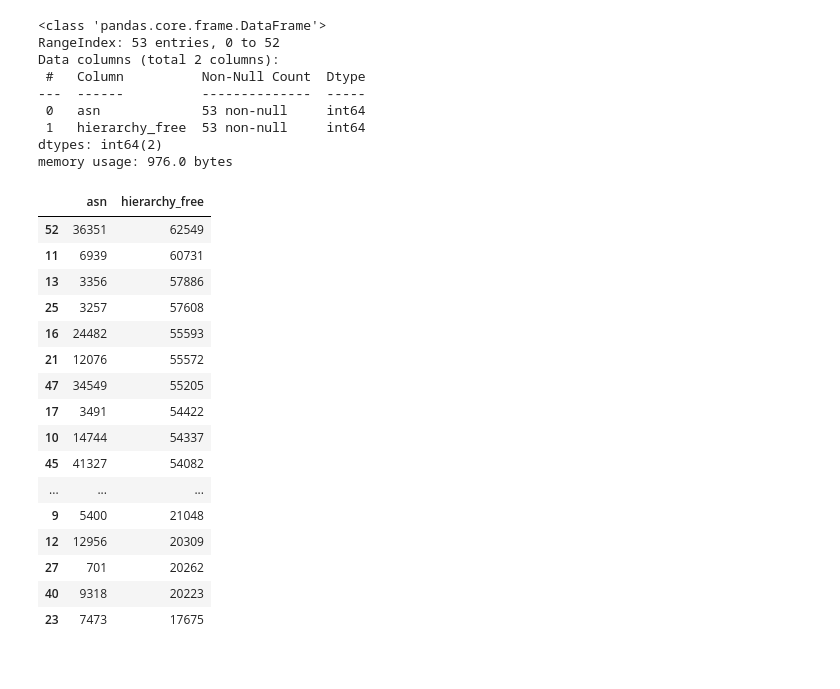
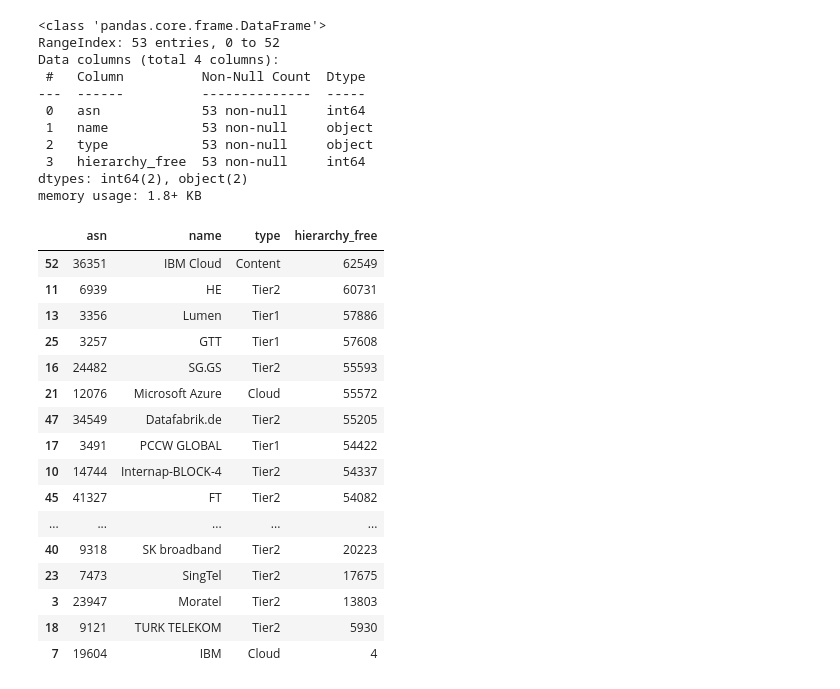
Before and after one commit to guissalustiano/measuring-the-internet-flatenning, a Jupyter notebook: analise.ipynb, the cells around one changed output. Saved outputs shown, nothing was run; the diff lists cells and outputs as text; code cells hidden in the pictures.

```diff
--- a/analise.ipynb
+++ b/analise.ipynb
@@ -4,41 +4,43 @@ import matplotlib.pyplot as plt
 # %%
 df = pd.read_csv("hierarchy_free.csv")
 
 df.info()
 
 df.sort_values(by=['hierarchy_free'], inplace=True, ascending=False)
 
-df.head(50)
+df.head(53)
 
 # - Add the AS Name
 # - Add the "category", tier 1, tier 2, tier 3
 # %% [output]
 <class 'pandas.core.frame.DataFrame'>
 RangeIndex: 53 entries, 0 to 52
-Data columns (total 2 columns):
+Data columns (total 4 columns):
  #   Column          Non-Null Count  Dtype
 ---  ------          --------------  -----
  0   asn             53 non-null     int64
- 1   hierarchy_free  53 non-null     int64
-dtypes: int64(2)
-memory usage: 976.0 bytes
+ 1   name            53 non-null     object
+ 2   type            53 non-null     object
+ 3   hierarchy_free  53 non-null     int64
+dtypes: int64(2), object(2)
+memory usage: 1.8+ KB
-|  | asn | hierarchy_free |
-| 52 | 36351 | 62549 |
-| 11 | 6939 | 60731 |
-| 13 | 3356 | 57886 |
-| 25 | 3257 | 57608 |
-| 16 | 24482 | 55593 |
-| 21 | 12076 | 55572 |
-| 47 | 34549 | 55205 |
-| 17 | 3491 | 54422 |
-| 10 | 14744 | 54337 |
-| 45 | 41327 | 54082 |
-| ... | ... | ... |
-| 9 | 5400 | 21048 |
-| 12 | 12956 | 20309 |
-| 27 | 701 | 20262 |
-| 40 | 9318 | 20223 |
-| 23 | 7473 | 17675 |
+|  | asn | name | type | hierarchy_free |
+| 52 | 36351 | IBM Cloud | Content | 62549 |
+| 11 | 6939 | HE | Tier2 | 60731 |
+| 13 | 3356 | Lumen | Tier1 | 57886 |
+| 25 | 3257 | GTT | Tier1 | 57608 |
+| 16 | 24482 | SG.GS | Tier2 | 55593 |
+| 21 | 12076 | Microsoft Azure | Cloud | 55572 |
+| 47 | 34549 | Datafabrik.de | Tier2 | 55205 |
+| 17 | 3491 | PCCW GLOBAL | Tier1 | 54422 |
+| 10 | 14744 | Internap-BLOCK-4 | Tier2 | 54337 |
+| 45 | 41327 | FT | Tier2 | 54082 |
+| ... | ... | ... | ... | ... |
+| 40 | 9318 | SK broadband | Tier2 | 20223 |
+| 23 | 7473 | SingTel | Tier2 | 17675 |
+| 3 | 23947 | Moratel | Tier2 | 13803 |
+| 18 | 9121 | TURK TELEKOM | Tier2 | 5930 |
+| 7 | 19604 | IBM | Cloud | 4 |
 # %%
 fig, ax = plt.subplots(figsize=(15, 20))
 
```
Also changed, not shown: parts of 2 cells of this notebook.
